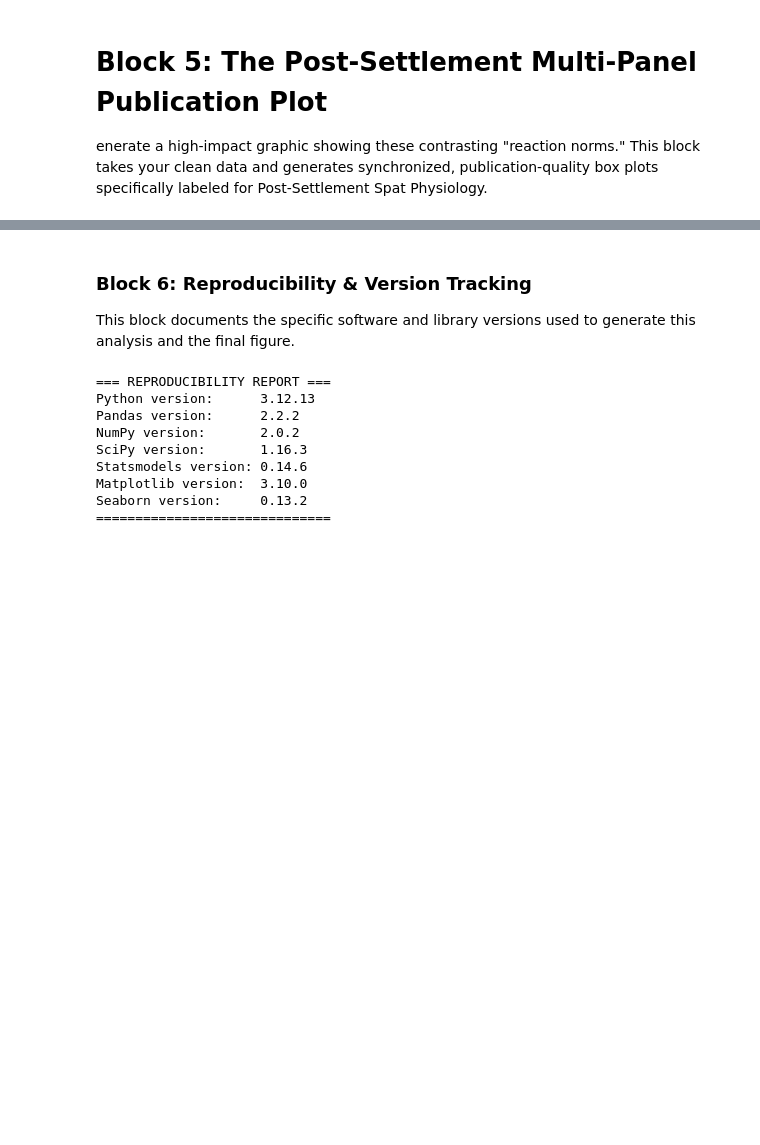
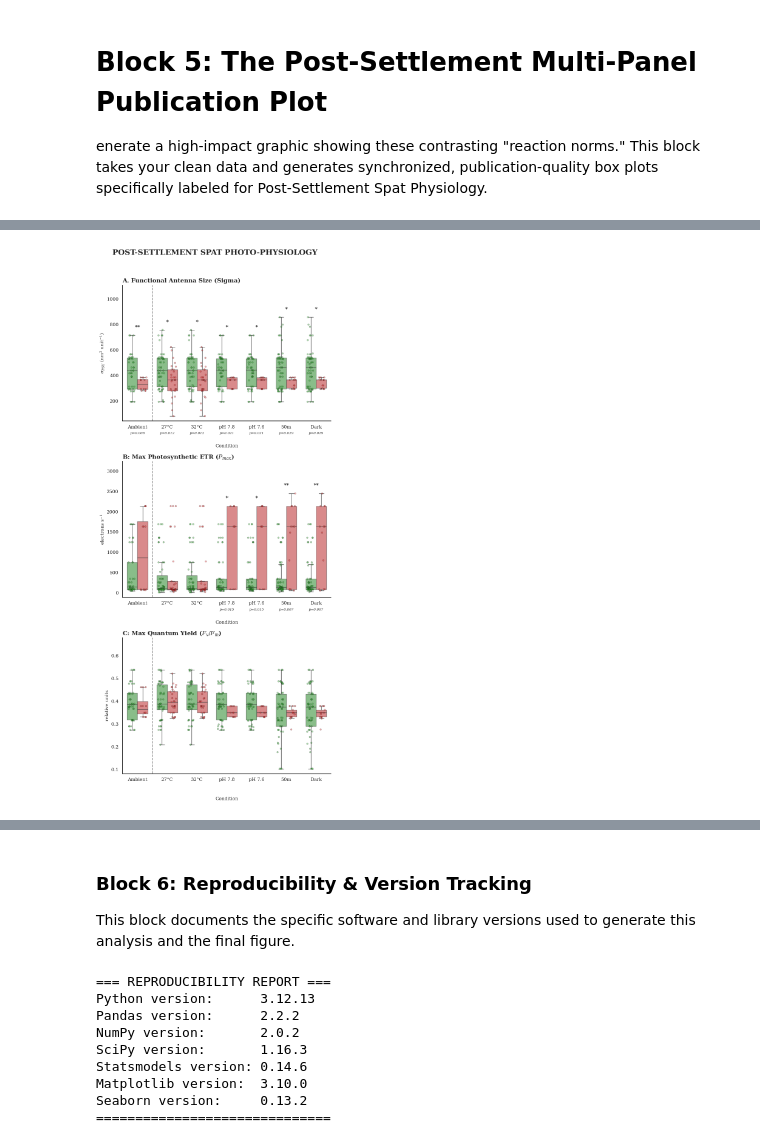
Before and after one commit to LielUziahu/12th_GetTogether, a Jupyter notebook: Combined_Spat_FIRe.ipynb, the cells around one changed output, grey strips where cells are left out. Cells and saved outputs as stored; diff of their text form; code cells hidden in the pictures; blank space fills up the shorter version.

```diff
--- a/Combined_Spat_FIRe.ipynb
+++ b/Combined_Spat_FIRe.ipynb
@@ -175,27 +127,22 @@ Before passing your photo-physiology metrics
 , it is critical to confirm that the data within each phenotypic group and stress exposure cell follows a Gaussian (normal) distribution. This ensures your downstream $F$-statistics and $p$-values are mathematically valid and fully defensible under peer review.This block loops through your primary parameters ($F_v/F_m$ and $F_m$) and executes a group-wise Shapiro-Wilk test ($\alpha = 0.05$). If any cell deviates from normality ($p < 0.05$), the script prints a clear alert statement so you can decide if a log/arcsine transformation is warranted before running the final models.
 # %%
 # ==============================================================================
-# BLOCK 3: FULL NORMALITY VERIFICATION (ALL 5 PARAMETERS)
+# BLOCK 3: FULL NORMALITY VERIFICATION (5 PRIMARY PARAMETERS)
 # ==============================================================================
 from scipy import stats
 import numpy as np
 
-print("--- FULL PARAMETER NORMALITY REPORT ---")
-metrics_to_test = ['FvFm', 'Fm', 'Pmax', 'Connectivity', 'Sigma']
+print("--- PHOTO-PHYSIOLOGY NORMALITY REPORT ---")
+metrics_to_test = ['FvFm', 'Fm', 'Pmax', 'Sigma', 'Connectivity']
 
 for metric in metrics_to_test:
-    if metric not in fire_clean.columns:
-        print(f"\n[!] Metric '{metric}' not found in the clean dataset.")
-        continue
-
-    print(f"\nEvaluating: [{metric}]")
-    print("-" * 85)
+    if metric not in fire_clean.columns: continue
+    print(f"\nEvaluating: [{metric}]\n" + "-" * 85)
     print(f"{'Condition':<15} | {'Morph':<5} | {'N':<5} | {'p-value':<10} | {'Status':<12}")
-
     for (cond, morph), group_df in fire_clean.groupby(['Condition', 'Morph']):
         data = group_df[metric].dropna()
         if len(data) >= 3:
-            stat, p_val = stats.shapiro(data)
+            _, p_val = stats.shapiro(data)
             status = "Normal" if p_val > 0.05 else "NON-NORMAL"
             print(f"{cond:<15} | {morph:<5} | {len(data):<5} | {p_val:<10.5f} | {status:<12}")
         else:
@@ -462,0 +362,80 @@ plt.show()
+# %%
+import matplotlib.pyplot as plt
+import seaborn as sns
+from scipy import stats
+import os
+
+# Reuse styling and order from Block 5
+sns.set_theme(style="white")
+plt.rcParams.update({"font.family": "serif", "axes.edgecolor": "black", "axes.linewidth": 1.2})
+variant_colors = {'HF': '#2ca02c', 'NF': '#d62728'}
+order = ['Ambient', '27°C', '32°C', 'pH 7.8', 'pH 7.6', '50m', 'Dark']
+
+# Configure specific layout
+summary_configs = [
+    {'col': 'Sigma', 'label': r'$\sigma_{PSII}$ (nm$^{2}$ unit$^{-1}$)', 'title': 'A. Functional Antenna Size (Sigma)'},
+    {'col': 'Pmax', 'label': 'electrons s$^{-1}$', 'title': 'B: Max Photosynthetic ETR ($P_{max}$)'},
+    {'col': 'FvFm', 'label': 'relative units', 'title': 'C: Max Quantum Yield ($F_v/F_m$)'}
+]
+
+# Vertical stack: 3 rows, 1 column
+fig, axes = plt.subplots(3, 1, figsize=(8, 18))
+fig.suptitle('POST-SETTLEMENT SPAT PHOTO-PHYSIOLOGY', fontsize=18, fontweight='bold', family='serif', y=1.02)
+
+for i, config in enumerate(summary_configs):
+    ax = axes[i]
+    metric_col = config['col']
+
+    if metric_col not in fire_clean.columns: continue
+
+    # Box and Strip plots
+    sns.boxplot(data=fire_clean, x='Condition', y=metric_col, hue='Morph', order=order,
+                hue_order=['HF', 'NF'], palette=variant_colors, ax=ax, width=0.7,
+                boxprops=dict(alpha=0.6), showfliers=False, legend=False)
+    sns.stripplot(data=fire_clean, x='Condition', y=metric_col, hue='Morph', order=order,
+                  hue_order=['HF', 'NF'], palette=variant_colors, ax=ax, dodge=True,
+                  size=4, alpha=0.4, jitter=0.2, edgecolor='black', linewidth=0.5, legend=False)
+
+    # Statistical Annotations
+    y_min, y_max = ax.get_ylim()
+    y_range = y_max - y_min
+    ax.set_ylim(y_min, y_max + y_range * 0.25)
+
+    for idx, cond in enumerate(order):
+        cond_data = fire_clean[fire_clean['Condition'] == cond]
+        hf = cond_data[cond_data['Morph'] == 'HF'][metric_col].dropna()
+        nf = cond_data[cond_data['Morph'] == 'NF'][metric_col].dropna()
+
+        if len(hf) >= 3 and len(nf) >= 3:
+            _, p1 = stats.shapiro(hf); _, p2 = stats.shapiro(nf)
+            if p1 > 0.05 and p2 > 0.05: _, p_val = stats.ttest_ind(hf, nf, equal_var=False)
+            else: _, p_val = stats.mannwhitneyu(hf, nf, alternative='two-sided')
+
+            if p_val < 0.05:
+                sig_text = "***" if p_val < 0.001 else "**" if p_val < 0.01 else "*"
+                ax.text(idx, max(hf.max(), nf.max()) + (y_range*0.05), sig_text,
+                        ha='center', va='bottom', fontweight='bold', family='serif')
+                ax.text(idx, y_min - (y_range*0.1), f"p={p_val:.3f}" if p_val >= 0.001 else "p<0.001",
+                        ha='center', va='top', fontsize=8, fontstyle='italic', family='serif', clip_on=False)
+
+    ax.set_title(config['title'], fontsize=14, fontweight='bold', loc='left', family='serif')
+    ax.set_xlabel("Condition", fontsize=11, labelpad=35, family='serif')
+    ax.set_ylabel(config['label'], fontsize=11, family='serif')
+    ax.axvline(x=0.5, color='gray', linestyle='--')
+    plt.setp(ax.get_xticklabels(), rotation=0)
+
+sns.despine()
+plt.tight_layout()
+
+# --- SAVE AT 600 DPI SVG ---
+file_name = "Spat_Physiology_Vertical.svg"
+plt.savefig(file_name, format='svg', dpi=600, bbox_inches='tight')
+
+# Verify save
+if os.path.exists(file_name):
+    print(f"SUCCESS: {file_name} saved. Size: {os.path.getsize(file_name) / 1024:.2f} KB")
+else:
+    print("ERROR: File was not detected after saving.")
+
+plt.show()
+# %% [output]
@@ -462,0 +443 @@ plt.show()
+[figure, added]
```
Also changed, not shown: parts of 9 cells of this notebook.
